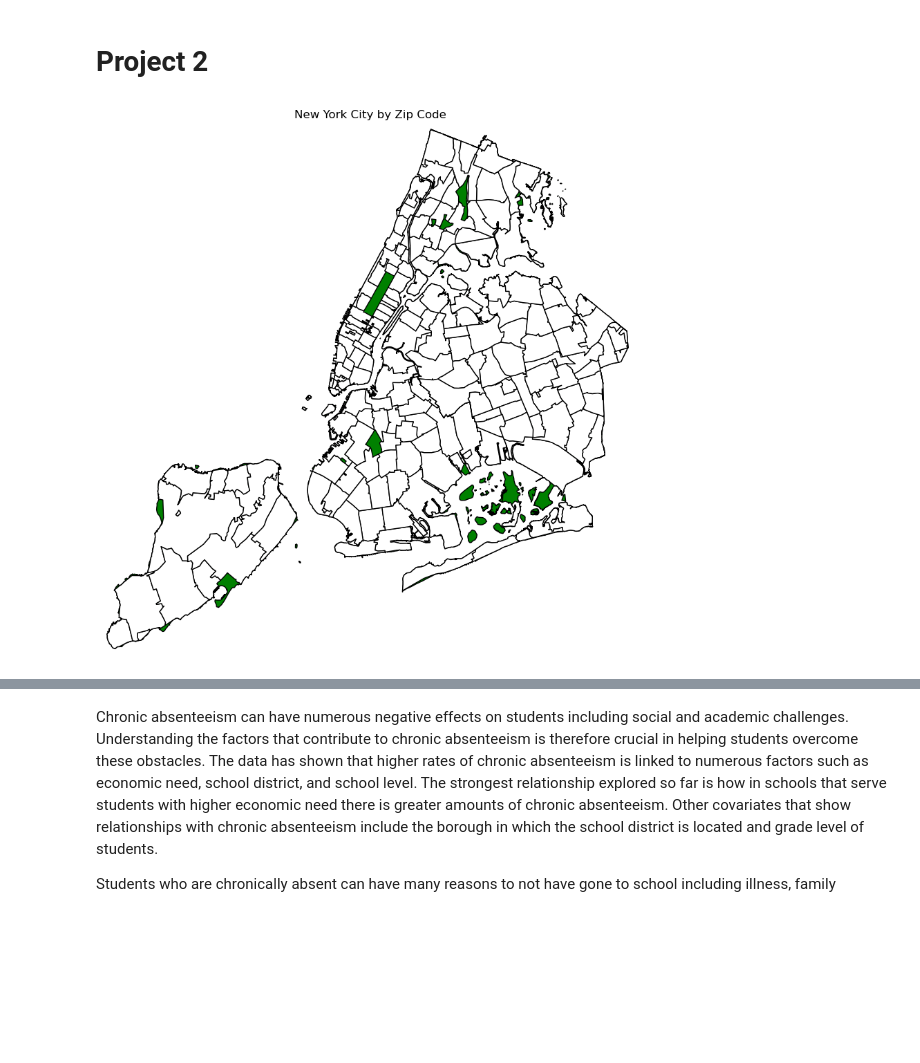
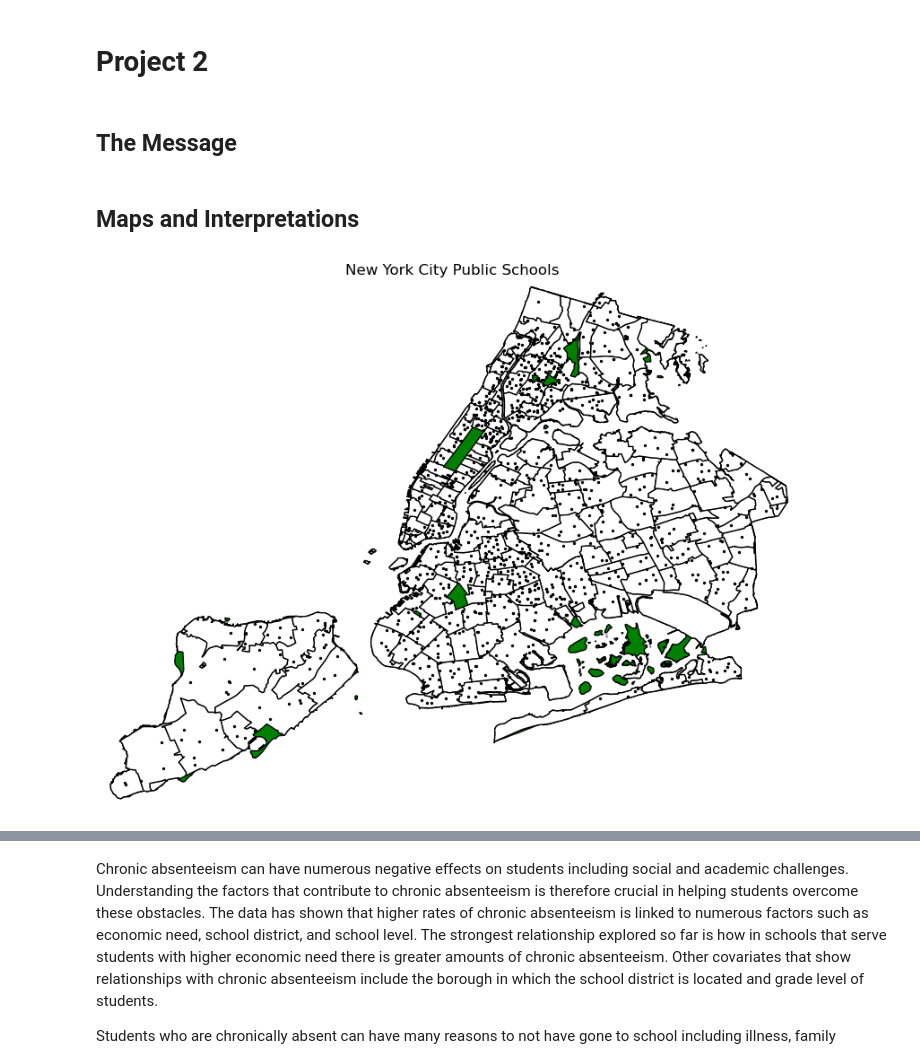
Before and after one commit to akreithen/ECO225-Project, a Jupyter notebook: Why are students absent?.ipynb, the cells around one changed output, grey strips where cells are left out. Drawn from its saved outputs; the diff is of its cells as text; code cells hidden in the pictures; blank space fills up the shorter version.

Commit message:
Added Maps of public schools and average chronic absence rate by zip code

```diff
--- a/Why are students absent?.ipynb
+++ b/Why are students absent?.ipynb
@@ -302,6 +301,10 @@ This bar graph shows the percent of students chronically absent by different lev
 The relationships found in this project offer numerous steps forward for further analysis. First, regression analysis should be used on the correlation between economic need index and student absentee percentage. This will be greatly informative as there seems to be some positive relationship based on the low income summary statistics as it relates to student absenteeism and the scatterplot that examined the same. Additionally, more data for how many children are sent to public versus private schools could help shed light on trends seen in chronic absenteeism in various boroughs' schools. Further, causal analysis could help with understanding if low exam scores are caused by chronic absenteeism, or chronic absenteeism caused by students who have low test scores giving up. Lastly, data on the average age of the primary caregiver of a household would be helpful in determining if it is a factor in chronic absenteeism.
 # %% [markdown]
 # Project 2
+# %% [markdown]
+## The Message
+# %% [markdown]
+## Maps and Interpretations
 # %%
 # Read in NYC Borough shape files
 nyc_boroughs_url = "https://data.cityofnewyork.us/api/geospatial/tqmj-j8zm?method=export&format=Shapefile"
@@ -310,33 +313,44 @@ nyc_boroughs = gpd.read_file(nyc_boroughs_url)
 # Change name of borough namne column for ease
 nyc_boroughs = nyc_boroughs.rename(columns={'boro_name': 'BoroName'})
 
 # Plot New York City Map
 fig, ax = plt.subplots(figsize=(10, 10), facecolor='white')
-nyc_boroughs.plot(ax=ax, edgecolor="black", facecolor='green') #facecolor green because its the areas that have no addresses/zip codes - parks
+nyc_boroughs.plot(ax=ax, edgecolor="black", facecolor='green', linewidth=1) #facecolor green because its the areas that have no addresses/zip codes - parks
 
 # Read in Zip Codes
 zip_df = gpd.read_file("https://www2.census.gov/geo/tiger/GENZ2018/shp/cb_2018_us_zcta510_500k.zip")
 
 #make sure we're overlaying on same CRS
 zip_df = zip_df.to_crs(nyc_boroughs.crs)
 
 # Filter to include only NYC zip codes
 nyc_zip_codes = gpd.overlay(zip_df, nyc_boroughs, how='intersection')
 
 # Plot ZIP Codes
 nyc_zip_codes.plot(ax=ax, edgecolor='black', facecolor = 'white')
 
+
+#create new dataframe with just the coordinates of the schools in point type
+df["Coordinates"] = list(zip(df.Longitude, df.Latitude))
+df["Coordinates"] = df["Coordinates"].apply(Point)
+
+#change data frame into geodataframe
+gdf = gpd.GeoDataFrame(df, geometry = "Coordinates")
+
+#plot schools
+gdf.plot(ax=ax, color='black', alpha= 1, markersize=2)
+
 # Set the coordinates to show NYC
 ax.set_xlim([-74.26, -73.69])  #Longitude
 ax.set_ylim([40.49, 40.92])    #Latitude
 
 #remove Axes
 plt.axis("off")
 
 #Adjust plot labels
-plt.title("New York City by Zip Code")
+plt.title("New York City Public Schools")
 plt.show()
 
 #choose data to incorporate into map - make sure green areas are all actually parks or maybe just put them as black because they have no zip code
 # %% [output]
-[figure, old version]
+[figure, new version]
```
Also changed, not shown: parts of 19 cells of this notebook.
